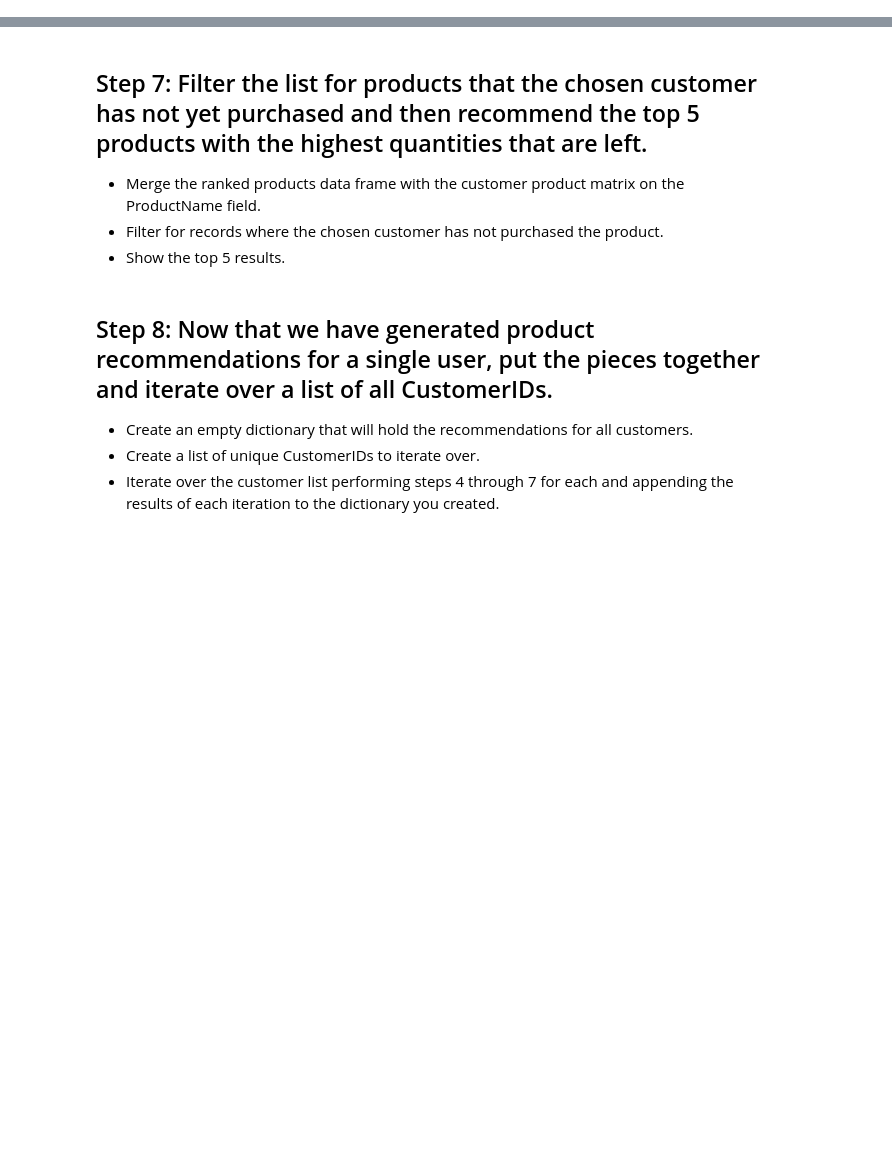
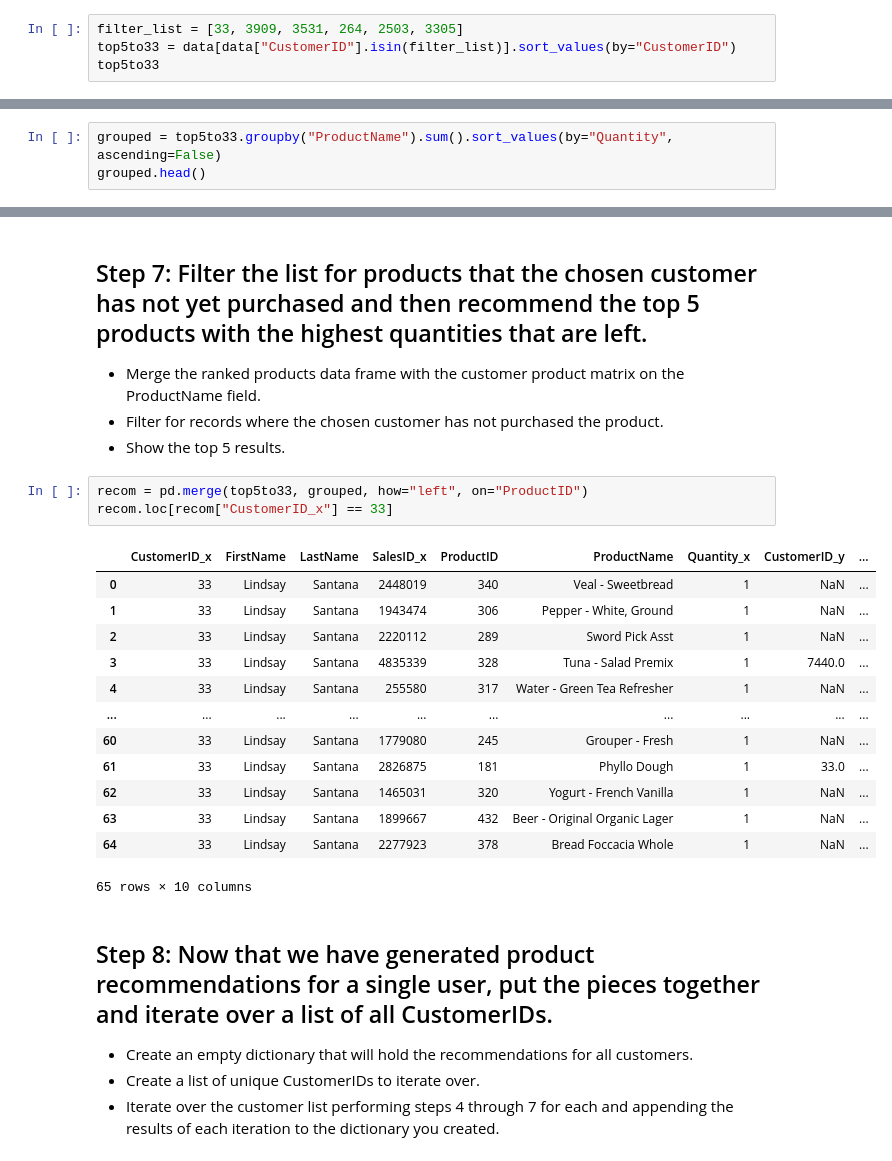
Before and after one commit to nicolas2192/dataptmad1019, a Jupyter notebook: module-2/lab-intro-recommender-systems/your-code/main.ipynb, the cells around one changed output, grey strips where cells are left out. Cells and saved outputs as stored; diff of their text form; blank space fills up the shorter version.

```diff
--- a/module-2/lab-intro-recommender-systems/your-code/main.ipynb
+++ b/module-2/lab-intro-recommender-systems/your-code/main.ipynb
@@ -116,2 +146,6 @@ array([[ 0.        ,  5.19615242, 10.39230485],
 # %% [markdown]
 ## Step 5: From the data frame you created in Step 1, select the records for the list of similar CustomerIDs you obtained in Step 4.
+# %%
+filter_list = [33, 3909, 3531, 264, 2503, 3305]
+top5to33 = data[data["CustomerID"].isin(filter_list)].sort_values(by="CustomerID")
+top5to33
@@ -119,3 +167,6 @@ array([[ 0.        ,  5.19615242, 10.39230485],
 ## Step 6: Aggregate those customer purchase records by ProductName, sum the Quantity field, and then rank them in descending order by quantity.
 
 This will give you the total number of each product purchased by the 5 most similar customers to the customer you selected in order from most purchased to least.
+# %%
+grouped = top5to33.groupby("ProductName").sum().sort_values(by="Quantity", ascending=False)
+grouped.head()
@@ -125,6 +184,23 @@ This will give you the total number of each product purchased by the 5 most simi
 - Merge the ranked products data frame with the customer product matrix on the ProductName field.
 - Filter for records where the chosen customer has not purchased the product.
 - Show the top 5 results.
+# %%
+recom = pd.merge(top5to33, grouped, how="left", on="ProductID")
+recom.loc[recom["CustomerID_x"] == 33]
+# %% [output]
+|  | CustomerID_x | FirstName | LastName | SalesID_x | ProductID | ProductName | Quantity_x | CustomerID_y | ... |
+| 0 | 33 | Lindsay | Santana | 2448019 | 340 | Veal - Sweetbread | 1 | NaN | ... |
+| 1 | 33 | Lindsay | Santana | 1943474 | 306 | Pepper - White, Ground | 1 | NaN | ... |
+| 2 | 33 | Lindsay | Santana | 2220112 | 289 | Sword Pick Asst | 1 | NaN | ... |
+| 3 | 33 | Lindsay | Santana | 4835339 | 328 | Tuna - Salad Premix | 1 | 7440.0 | ... |
+| 4 | 33 | Lindsay | Santana | 255580 | 317 | Water - Green Tea Refresher | 1 | NaN | ... |
+| ... | ... | ... | ... | ... | ... | ... | ... | ... | ... |
+| 60 | 33 | Lindsay | Santana | 1779080 | 245 | Grouper - Fresh | 1 | NaN | ... |
+| 61 | 33 | Lindsay | Santana | 2826875 | 181 | Phyllo Dough | 1 | 33.0 | ... |
+| 62 | 33 | Lindsay | Santana | 1465031 | 320 | Yogurt - French Vanilla | 1 | NaN | ... |
+| 63 | 33 | Lindsay | Santana | 1899667 | 432 | Beer - Original Organic Lager | 1 | NaN | ... |
+| 64 | 33 | Lindsay | Santana | 2277923 | 378 | Bread Foccacia Whole | 1 | NaN | ... |
+65 rows × 10 columns
 # %% [markdown]
 ## Step 8: Now that we have generated product recommendations for a single user, put the pieces together and iterate over a list of all CustomerIDs.
 
```
Also changed, not shown: parts of 6 cells of this notebook.
